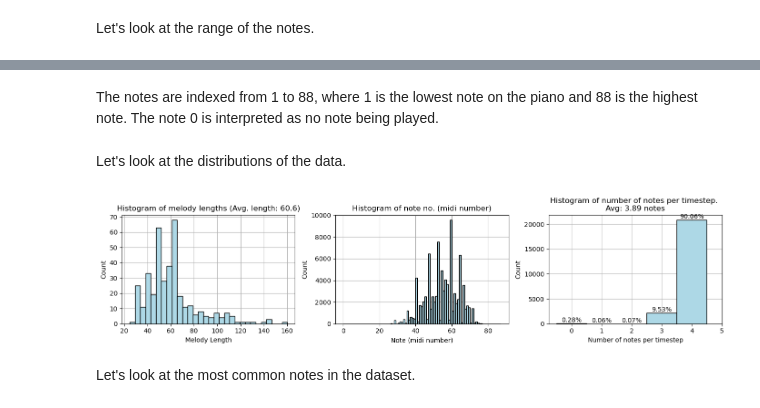
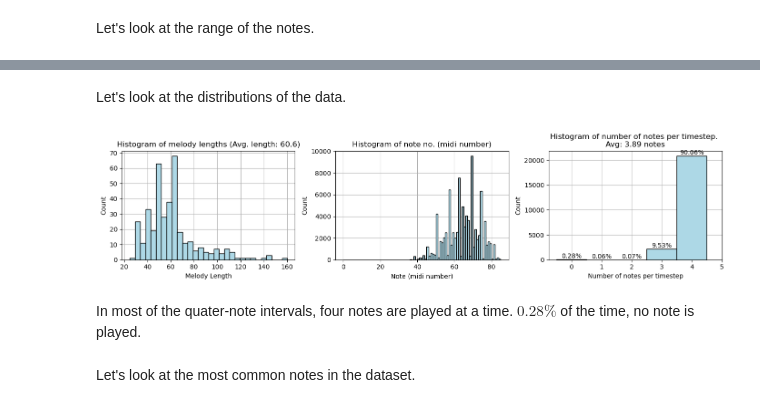
Before and after one commit to RasmusML/musicHMM, a Jupyter notebook: music_generation.ipynb, the cells around one changed output, grey strips where cells are left out. Cells and saved outputs as stored; diff of their text form; code cells hidden in the pictures.

```diff
--- a/music_generation.ipynb
+++ b/music_generation.ipynb
@@ -69,5 +63,3 @@ Highest note: E6 (76)
-# %% [markdown]
-The notes are indexed from 1 to 88, where 1 is the lowest note on the piano and 88 is the highest note. The note 0 is interpreted as no note being played.
 # %% [markdown]
 Let's look at the distributions of the data.
 # %%
@@ -80,35 +72,37 @@ ax.set_xlabel("Melody Length")
 ax.set_ylabel("Count")
 ax.set_title(f"Histogram of melody lengths (Avg. length: {np.mean(lengths):.1f})")
 ax.grid(True)
 ax.set_axisbelow(True)
 
 ax = axes[1]
 notes = [note for chorale in data for t_note in chorale for note in t_note]
-ax.hist(notes, bins=range(0, 88), color="lightblue", edgecolor="black")
+ax.hist(notes, bins=range(0, highest_note), color="lightblue", edgecolor="black")
 ax.set_xlabel("Note (midi number)")
 ax.set_ylabel("Count")
 ax.set_title("Histogram of note no. (midi number)")
 ax.grid(True)
 ax.set_axisbelow(True)
 
 ax = axes[2]
 n_bins = np.max([len(t_notes) for chorale in data for t_notes in chorale])
 bins = np.arange(n_bins+2)
 notes_per_timestep = [len(t_notes) for chorale in data for t_notes in chorale]
 ax.hist(notes_per_timestep, bins=bins, color="lightblue", edgecolor="black", align="left")
 ax.set_xlabel("Number of notes per timestep")
 ax.set_ylabel("Count")
 ax.set_title(f"Histogram of number of notes per timestep. \nAvg: {np.mean(notes_per_timestep):.2f} notes")
 ax.set_xticks(bins)
 ax.grid(True)
 ax.set_axisbelow(True)
 
 for i, count in enumerate(np.bincount(notes_per_timestep)):
     ax.text(i, count, f"{count/len(notes_per_timestep)*100:.2f}%", ha="center", va="bottom")
 
 fig.tight_layout()
 # %% [output]
-[figure, old version]
+[figure, new version]
+# %% [markdown]
+In most of the quater-note intervals, four notes are played at a time. $0.28\%$ of the time, no note is played.
 # %% [markdown]
 Let's look at the most common notes in the dataset.
 # %%
```
Also changed, not shown: parts of 58 cells of this notebook, 2 other files.
